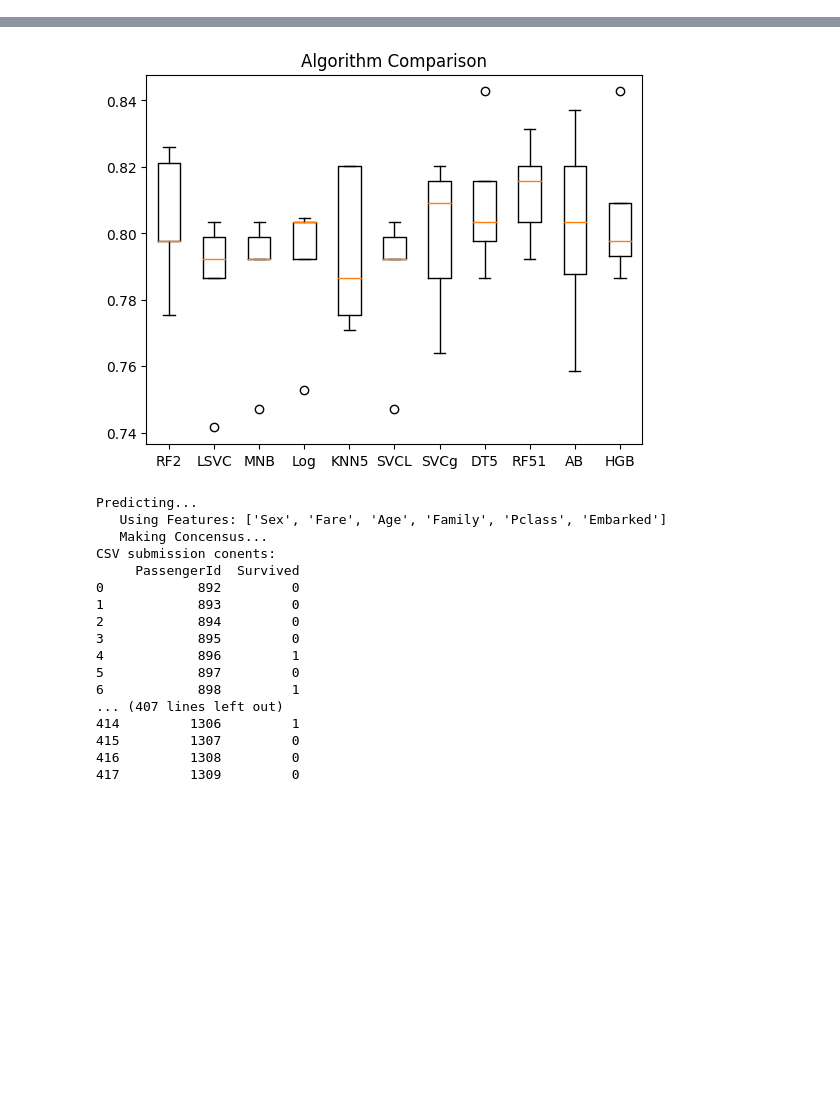
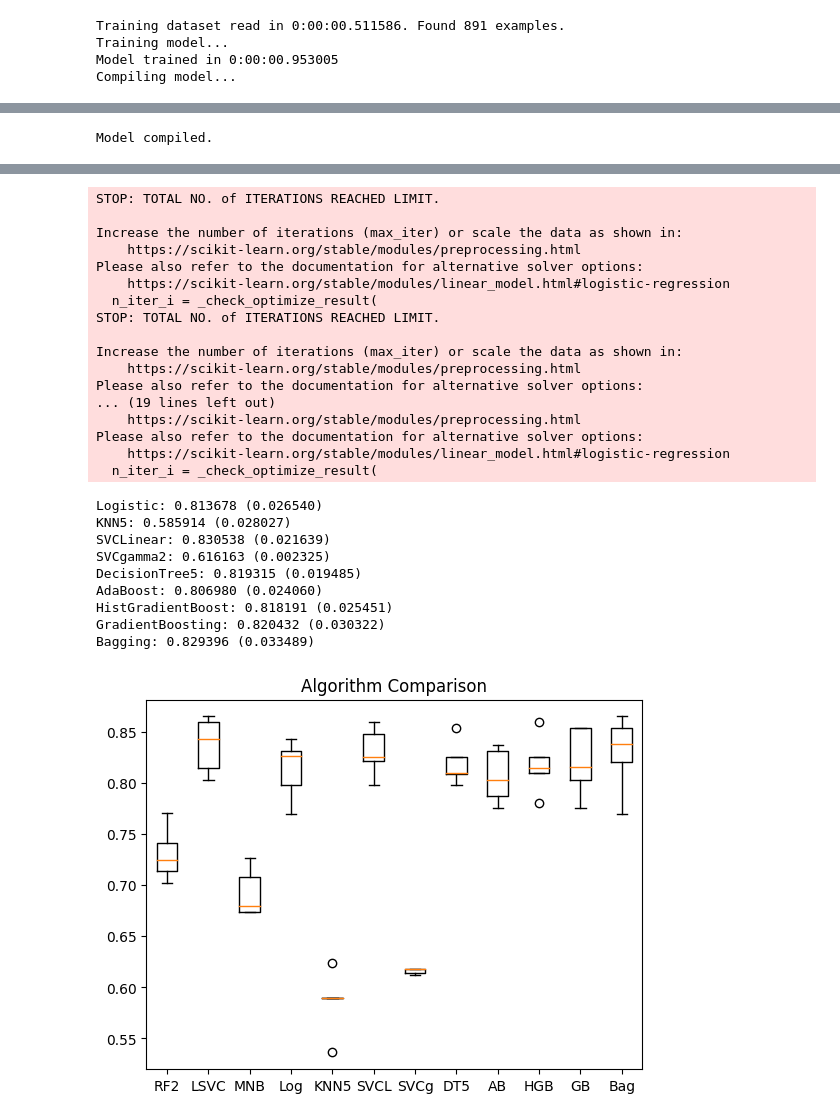
Before and after one commit to randaz99/DataScienceCommittee, a Jupyter notebook: Titanic.ipynb, the cells around one changed output, grey strips where cells are left out. Saved outputs shown, nothing was run; the diff lists cells and outputs as text; code cells hidden in the pictures; blank space fills up the shorter version.

```diff
--- a/Titanic.ipynb
+++ b/Titanic.ipynb
@@ -318,39 +315,37 @@ Requirement already satisfied: oauthlib>=3.0.0 in /usr/local/lib/python3.10/dist
 # %%
-# METHOD CALLS #
+# Function calls below #
 
-#displayCorrelations(trainData)
-
-# WRANGLING #
+# Wrangling #
 print('\nWrangling...')
-wrangleMean(trainData, testData)
+wrangleQ0(trainData, testData)
 #wrangleDelNull(trainData, testData)
 wrangleNorm(trainData, testData, exclude=["PassengerId"])
 #printData()
 
-# FEATURE ENGINEERING #
+# Feature Enginering #
 print('\nCreating Features...')
 family(trainData, testData)
 lastName(trainData, testData)
 makeFamCodes(trainData, testData)
 printData()
+#printData()
 
-# FEATURE SETS #
+# feature sets! #
 features = ["Sex","Fare","Age","SibSp","Parch"]
-features1 = ["Sex","Fare","Age","Family"]
-features2 = ["Sex","Fare","Age","Family","Pclass","Embarked"]
-featuresALL = ["Sex","Fare","Age","Family","Pclass","Name","Ticket","Cabin","Embarked","PassengerId"]
+features1 = ["Sex","Fare","Age","SibSp","Parch","Ticket","Embarked"]
+features2 = ["Sex","Fare","Age","Family","Pclass","Ticket","Cabin","Embarked","FamCode"]
+featuresALL = ["Sex","Fare","Age","Family","Pclass","Name","Ticket","Cabin","Embarked","PassengerId","FamCode"]
 
-# TESTING #
-#predictImportance(trainData)
-testModels(trainData,features)
+predictImportance(trainData)
+#testModels(trainData,features)
 #testModels(trainData, features1)
 #testModels(trainData, features2)
-#testModels(trainData, featuresALL)
+testModels(trainData, featuresALL)
 
-# For  predictiing & submitting #
+# For submissions #
 print('\nPredicting...')
 #prediction = outPrediction(trainData, testData)
-predictionsList = outputPredictionsList(trainData,testData,features2)
+predictionsList = outputPredictionsList(trainData,testData,features)
 #print(predictionsList)
 concensus = outputConcensus(predictionsList)
 #print(concensus)
@@ -375,0 +372,4 @@ HistGradientBoost: 0.805850 (0.019822)
+Training dataset read in 0:00:00.511586. Found 891 examples.
+Training model...
+Model trained in 0:00:00.953005
+Compiling model...
@@ -375,0 +377 @@ HistGradientBoost: 0.805850 (0.019822)
+Model compiled.
@@ -376,18 +396,27 @@ HistGradientBoost: 0.805850 (0.019822)
+STOP: TOTAL NO. of ITERATIONS REACHED LIMIT.
+
+Increase the number of iterations (max_iter) or scale the data as shown in:
+    https://scikit-learn.org/stable/modules/preprocessing.html
+Please also refer to the documentation for alternative solver options:
+    https://scikit-learn.org/stable/modules/linear_model.html#logistic-regression
+  n_iter_i = _check_optimize_result(
+STOP: TOTAL NO. of ITERATIONS REACHED LIMIT.
+
+Increase the number of iterations (max_iter) or scale the data as shown in:
+    https://scikit-learn.org/stable/modules/preprocessing.html
+Please also refer to the documentation for alternative solver options:
+... (19 lines left out)
+    https://scikit-learn.org/stable/modules/preprocessing.html
+Please also refer to the documentation for alternative solver options:
+    https://scikit-learn.org/stable/modules/linear_model.html#logistic-regression
+  n_iter_i = _check_optimize_result(
+Logistic: 0.813678 (0.026540)
+KNN5: 0.585914 (0.028027)
+SVCLinear: 0.830538 (0.021639)
+SVCgamma2: 0.616163 (0.002325)
+DecisionTree5: 0.819315 (0.019485)
+AdaBoost: 0.806980 (0.024060)
+HistGradientBoost: 0.818191 (0.025451)
+GradientBoosting: 0.820432 (0.030322)
+Bagging: 0.829396 (0.033489)
-[figure, old version]
+[figure, new version]
-Predicting...
-   Using Features: ['Sex', 'Fare', 'Age', 'Family', 'Pclass', 'Embarked']
-   Making Concensus...
-CSV submission conents:
-     PassengerId  Survived
-0            892         0
-1            893         0
-2            894         0
-3            895         0
-4            896         1
-5            897         0
-6            898         1
-... (407 lines left out)
-414         1306         1
-415         1307         0
-416         1308         0
-417         1309         0
```
Also changed, not shown: parts of 4 cells of this notebook.
